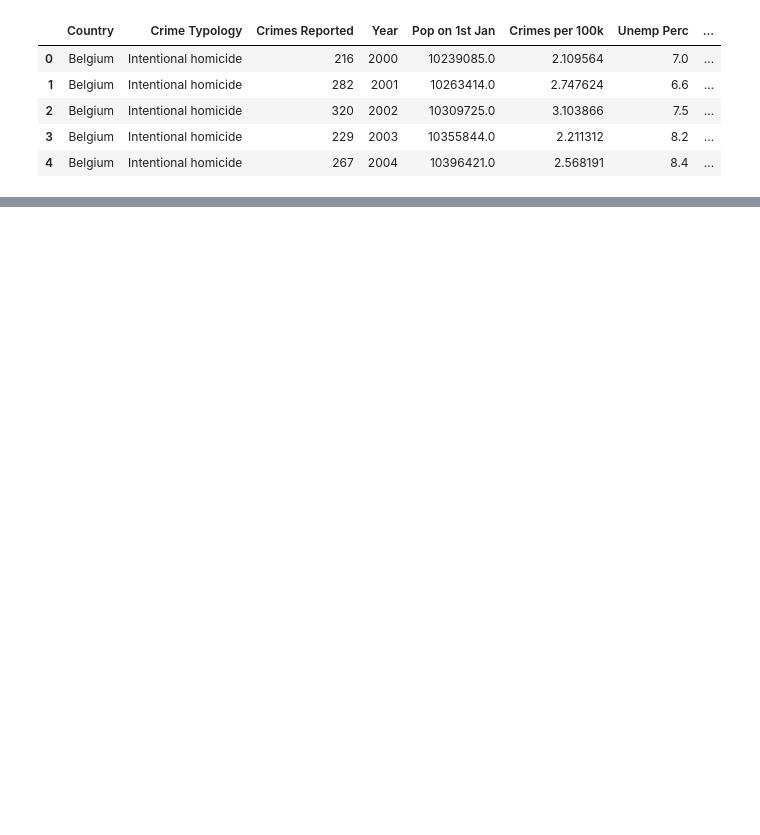
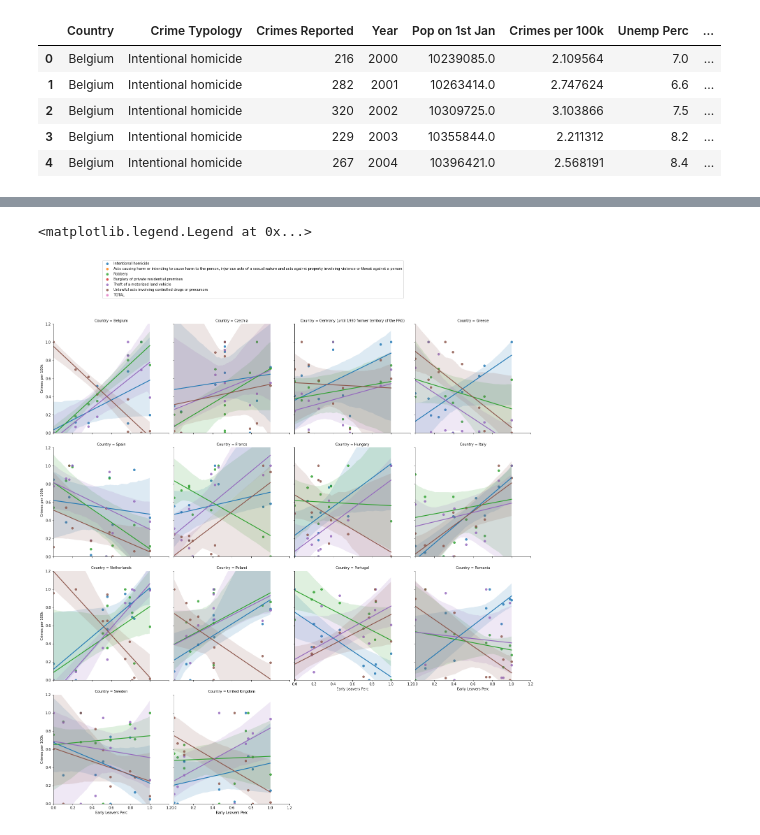
Before and after one commit to Mattia26/Coursework_DMS020, a Jupyter notebook: Criminality_Report_Analysis.ipynb, the cells around one changed output, grey strips where cells are left out. Saved outputs shown, nothing was run; the diff lists cells and outputs as text; code cells hidden in the pictures; blank space fills up the shorter version.

```diff
--- a/Criminality_Report_Analysis.ipynb
+++ b/Criminality_Report_Analysis.ipynb
@@ -231,15 +668,18 @@ data_t4.sort_values(['pearson'], ascending=False).reset_index()
 # %%
 g = sns.lmplot(
     data=data_t1,
     x='Early Leavers Perc',
     y='Crimes per 100k',
     hue='Crime Typology',
     col='Country',
     col_wrap=4,
     legend=False)
 
-g.set(ylim=(0, 1.2))
+g.set(ylim=(0, 1.2), xlim=(0, 1.2))
 plt.legend(bbox_to_anchor=(2, 5))
+# %% [output]
+<matplotlib.legend.Legend at 0x...>
+[figure, added]
 # %%
 data_t5 = []
 for country in COUNTRIES:
```
Also changed, not shown: parts of 50 cells of this notebook.
